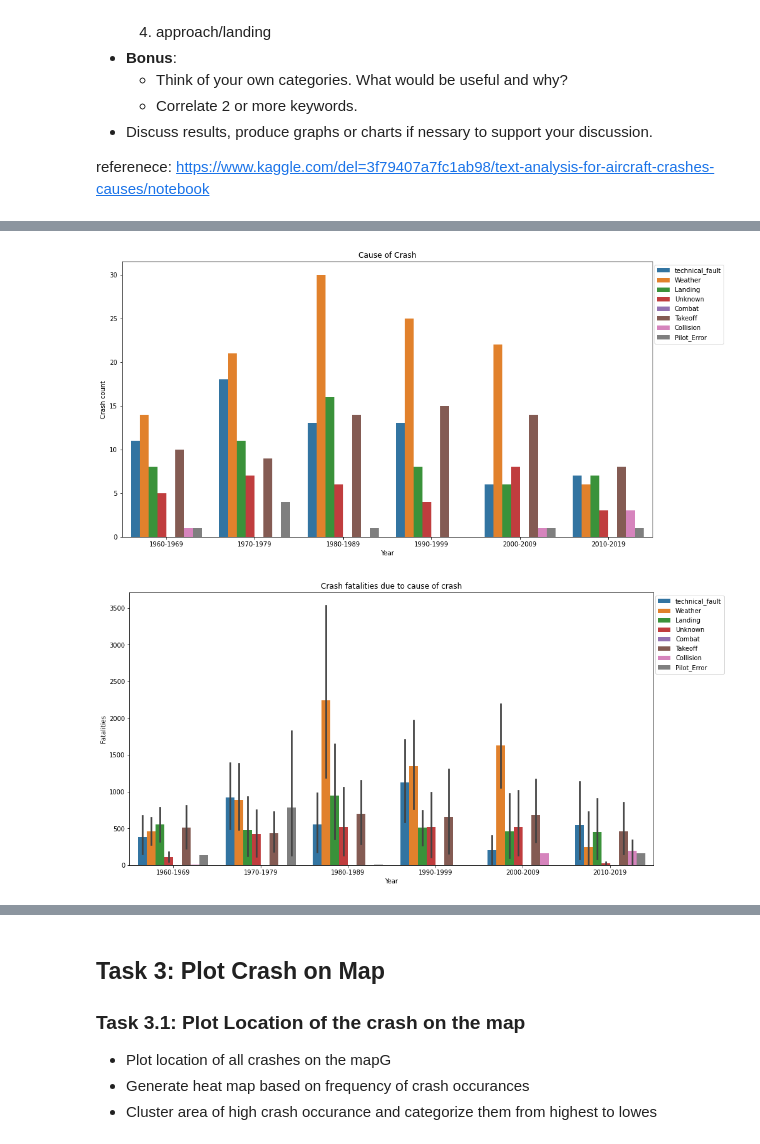
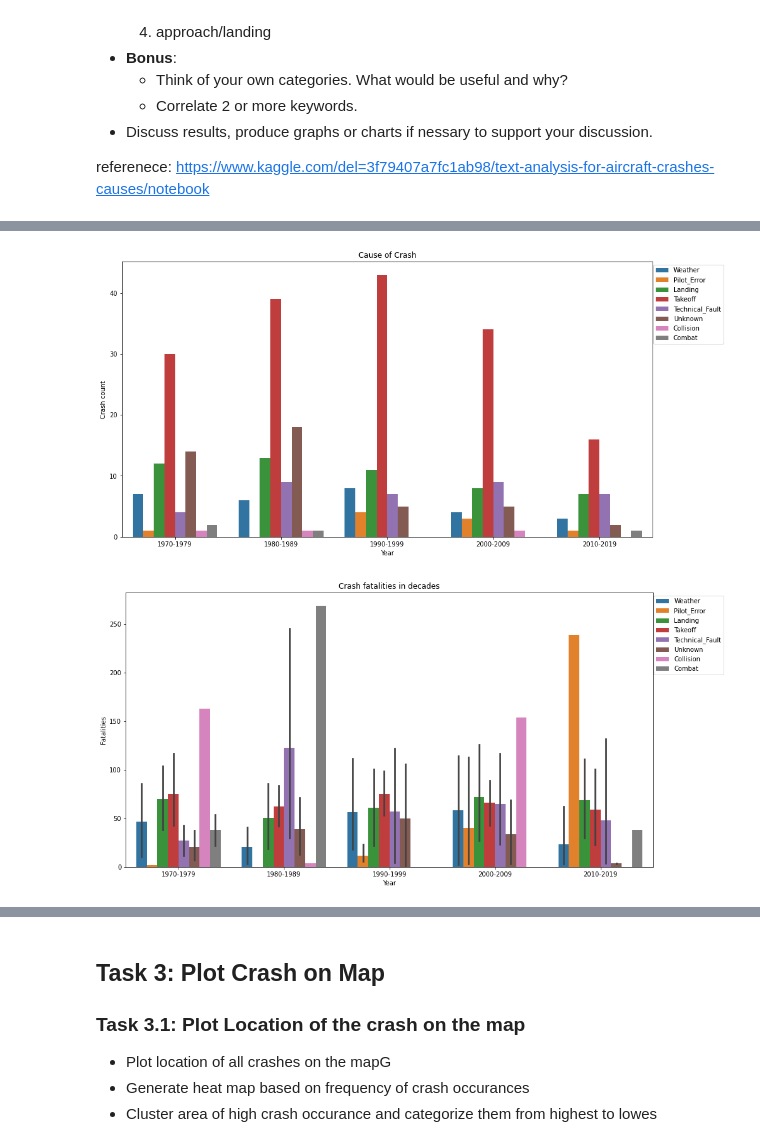
Before and after one commit to women-in-ai-ireland/May-2022-WaiXCollins-Airplane-Crash-Investigation, a Jupyter notebook: WAI_Crash_Investigation_Erumena.ipynb, the cells around one changed output, grey strips where cells are left out. Saved outputs shown, nothing was run; the diff lists cells and outputs as text; code cells hidden in the pictures.

```diff
--- a/WAI_Crash_Investigation_Erumena.ipynb
+++ b/WAI_Crash_Investigation_Erumena.ipynb
@@ -372,0 +460,2 @@ memory usage: 82.5+ KB
+# %%
+df_aircrafts=df_aircrafts.drop(['Aircraft'], axis = 1)
@@ -407,2 +533,2 @@ df_bng_bus.describe(include = "number")
 # %%
-df_bng_bus=df_bng_bus.drop(['Aboard_Passangers','Aboard_Crew','Fatalities_Crew','Fatalities_Passangers'], axis = 1)
+df_aircrafts=df_aircrafts.drop(['Aboard_Passangers','Aboard_Crew','Fatalities_Crew','Fatalities_Passangers','Ground'], axis = 1)
@@ -508,2 +534,0 @@ plt.ylabel('Crashes');
-# %%
-df_aircrafts = df_bng_bus.drop(index=df_bng_bus[df_bng_bus["Boeing_Airbus_Model"]=="Others"].index)
@@ -590,6 +564,6 @@ df_bng_bus.Summary.head(100)
 Name: Summary, Length: 100, dtype: object
 # %%
-df["Crash_Cause"]="Unknown"
+df_aircrafts["Crash_Cause"]="Unknown"
 cause_cats={"Weather":["rain*","storm*","snowstorm*","wind","severe weather","thunderstorm*","turbulence","weather related","haze","weather was poor",
                        "lightning","fog","wind sheer","icing","weather condition*","foggy","headwinds","snow","sunstroke","poor weather","poor weater","inclement weather",
                        "bad weather","low altitude","poor visibility","low visibility","heavy rain*","low cloud*","blizzard","low overcast","mountain wave","downdrafts"],
@@ -599,7 +573,7 @@ cause_cats={"Weather":["rain*","storm*","snowstorm*","wind","severe weather","th
             "Collision":["Midair collision", "midair collision","collided","collision","impacted"],
             "Pilot_Error":["Pilot error","Negligence","stunting","stunting","standard route","IFR flight","adhere","low pass","opioids",
                            "flight path","intoxicated","pilot's decision","fatigued","disorientation","request bearings"],
-            "technical_fault":["controls jambed","engine failure","fuel supply","technical problem*","hydraulics","hydraulic failure","experienced a fire","stick shaker","pressure system",
+            "Technical_Fault":["controls jambed","engine failure","fuel supply","technical problem*","hydraulics","hydraulic failure","experienced a fire","stick shaker","pressure system",
                                  "engine trouble","asymetric fuel","ATC lost radar","Exploded","lost power","losing power","malfunction in the engine","navigation equipment",
                                  "fire erupted","fuel exhaustion","structural failure","tailspin","training","starboard","broken wing strut","broken wire",
                                  "engine fire","engine failed","flight fire","faulty design","malfunctioning controls","engine problem*","propeller","mayday",
@@ -613,6 +587,6 @@ cause_cats={"Weather":["rain*","storm*","snowstorm*","wind","severe weather","th
          }
 
 for cause in cause_cats:
-  filter=df["Summary"].str.contains('|'.join(cause_cats[cause]),case=False,regex=True,na=False)
-  df_bng_bus.loc[filter, "Crash_Cause"] = cause
+  filter=df_aircrafts["Summary"].str.contains('|'.join(cause_cats[cause]),case=False,regex=True,na=False)
+  df_aircrafts.loc[filter, "Crash_Cause"] = cause
 # %%
@@ -665,18 +667,19 @@ plt.title('Number of Crash');
 # %%
 plt.figure(figsize=(15,8))
-sns.countplot(data=df_bng_bus,x='BngBus_bins', hue='Crash_Cause')
+sns.countplot(data=df_aircrafts,x='BngBus_bins', hue='Crash_Cause')
 plt.title('Cause of Crash')
 plt.xlabel('Year')
 plt.ylabel('Crash count')
 plt.legend(bbox_to_anchor=(1.14,1));
 
 
 
 plt.figure(figsize=(15,8))
-ax = sns.barplot(x='BngBus_bins', y='Fatalities', data=df_bng_bus, estimator=sum, hue='Crash_Cause')
-plt.title('Crash fatalities due to cause of crash')
+ax = sns.barplot(x='BngBus_bins', y='Fatalities', data=df_aircrafts, hue="Crash_Cause")
+plt.title('Crash fatalities in decades')
 plt.xlabel('Year')
+plt.ylabel('Fatalities')
 plt.legend(bbox_to_anchor=(1.14,1));
 # %% [output]
-[figure, old version]
+[figure, new version]
-[figure, old version]
+[figure, new version]
```
Also changed, not shown: parts of 77 cells of this notebook.
